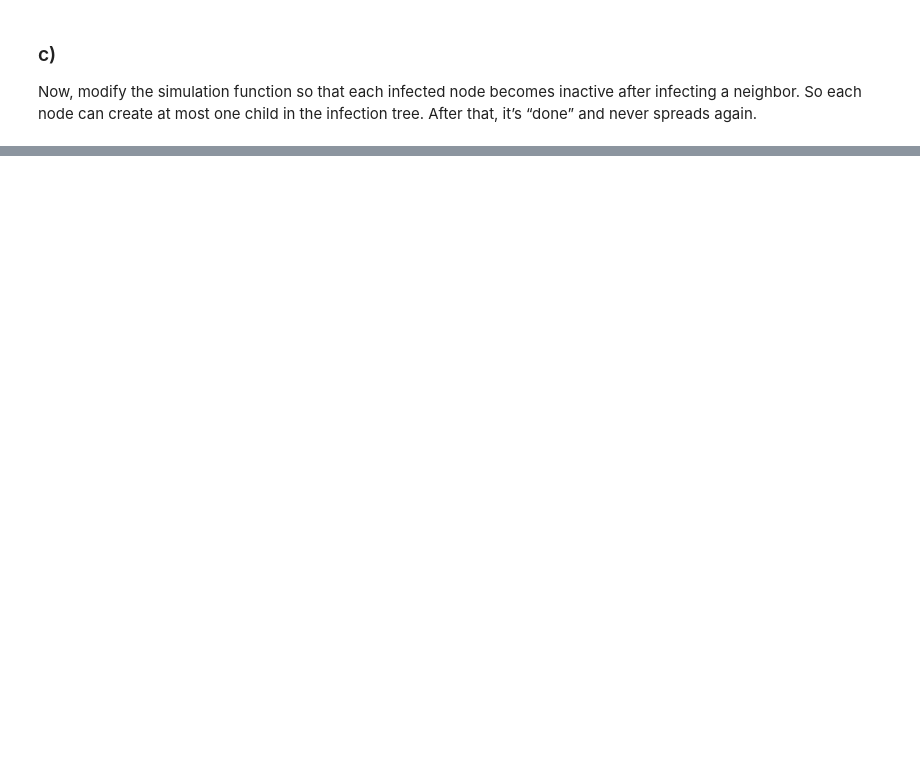
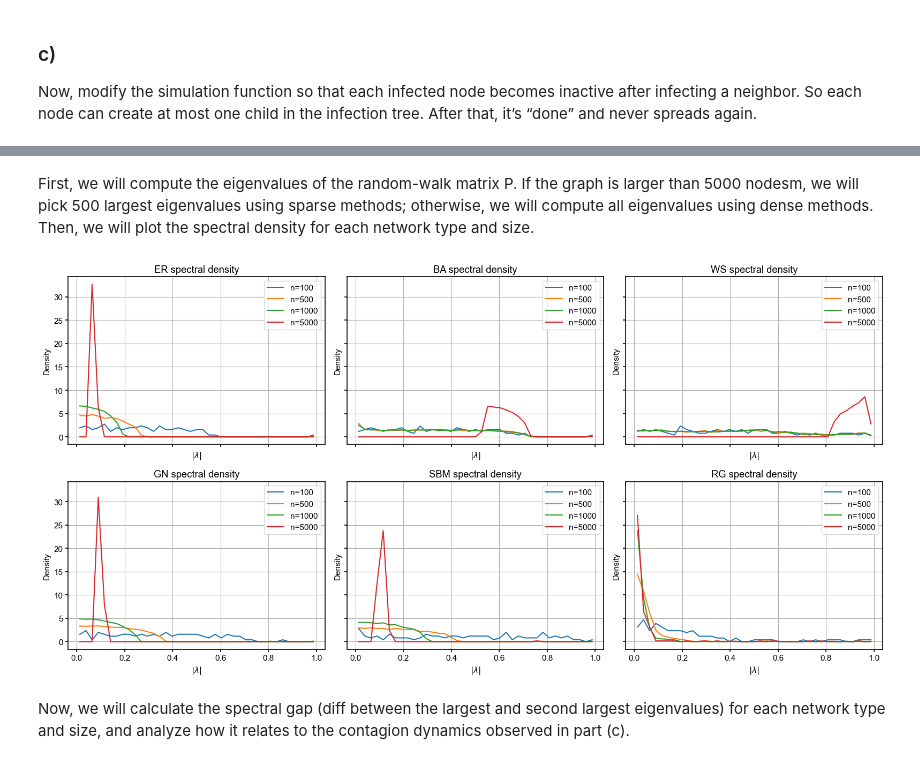
Before and after one commit to sepehrilami/phys7332_fa25, a Jupyter notebook: assignments/assignment03.ipynb, the cells around one changed output, grey strips where cells are left out. Drawn from its saved outputs; the diff is of its cells as text; code cells hidden in the pictures; blank space fills up the shorter version.

```diff
--- a/assignments/assignment03.ipynb
+++ b/assignments/assignment03.ipynb
@@ -993,0 +998,74 @@ plt.show()
+# %% [markdown]
+First, we will compute the eigenvalues of the random-walk matrix P. If the graph is larger than 5000 nodesm, we will pick 500 largest eigenvalues using sparse methods; otherwise, we will compute all eigenvalues using dense methods. Then, we will plot the spectral density for each network type and size.
+# %%
+import numpy as np
+import matplotlib.pyplot as plt
+import scipy.sparse as sp
+from scipy.sparse.linalg import eigs
+
+# spectra[ntype][size] = eigenvalues (complex) for ONE representative sample
+spectra = {
+    ntype: {} for ntype in network_types.keys()
+}
+
+for ntype in network_types:
+    for size in sizes:
+        # Use first sample as representative for density plots
+        G = all_graphs[ntype][size]['sample_1']
+
+        # Build A and D^{-1}
+        A = nx.adjacency_matrix(G)           # scipy sparse matrix
+        degrees = np.array([d for _, d in G.degree()],
+                           dtype=float)
+        # avoid division by zero for isolated nodes (if any)
+        degrees[degrees == 0.0] = 1.0
+        D_inv = sp.diags(1.0 / degrees)
+
+        P = D_inv @ A                        # random-walk matrix (sparse)
+        n = G.number_of_nodes()
+
+        # Full spectrum for smaller graphs; approximate for large
+        if n <= 1000:
+            evals = np.linalg.eigvals(P.toarray())
+        else:
+            # Grab many of the largest-magnitude eigenvalues to approximate density
+            k = 500
+            evals = eigs(P.T, k=k, which='LR',
+                         return_eigenvectors=False)
+
+        spectra[ntype][size] = evals
+
+# ---- Plot spectral density of |λ| ----
+
+bins = np.linspace(0, 1, 40)
+n_types = len(network_types)
+n_rows = 2
+n_cols = int(np.ceil(n_types / n_rows))
+
+fig, axes = plt.subplots(n_rows, n_cols, figsize=(16, 8),
+                         sharex=True, sharey=True)
+axes = axes.flatten()
+
+for ax, (ntype, size_dict) in zip(axes, spectra.items()):
+    for size, evals in size_dict.items():
+        lam_mod = np.abs(evals)
+        hist, edges = np.histogram(lam_mod, bins=bins, density=True)
+        centers = 0.5 * (edges[:-1] + edges[1:])
+        ax.plot(centers, hist, label=f"n={size}")
+
+    ax.set_title(f"{ntype} spectral density")
+    ax.set_xlabel(r"$|\lambda|$")
+    ax.set_ylabel("Density")
+    ax.grid(True)
+    ax.legend()
+
+# Hide unused subplots if any
+for i in range(len(spectra), len(axes)):
+    fig.delaxes(axes[i])
+
+plt.tight_layout()
+plt.show()
+# %% [output]
+[figure, added]
+# %% [markdown]
+Now, we will calculate the spectral gap (diff between the largest and second largest eigenvalues) for each network type and size, and analyze how it relates to the contagion dynamics observed in part (c).
```
Also changed, not shown: parts of 8 cells of this notebook.
